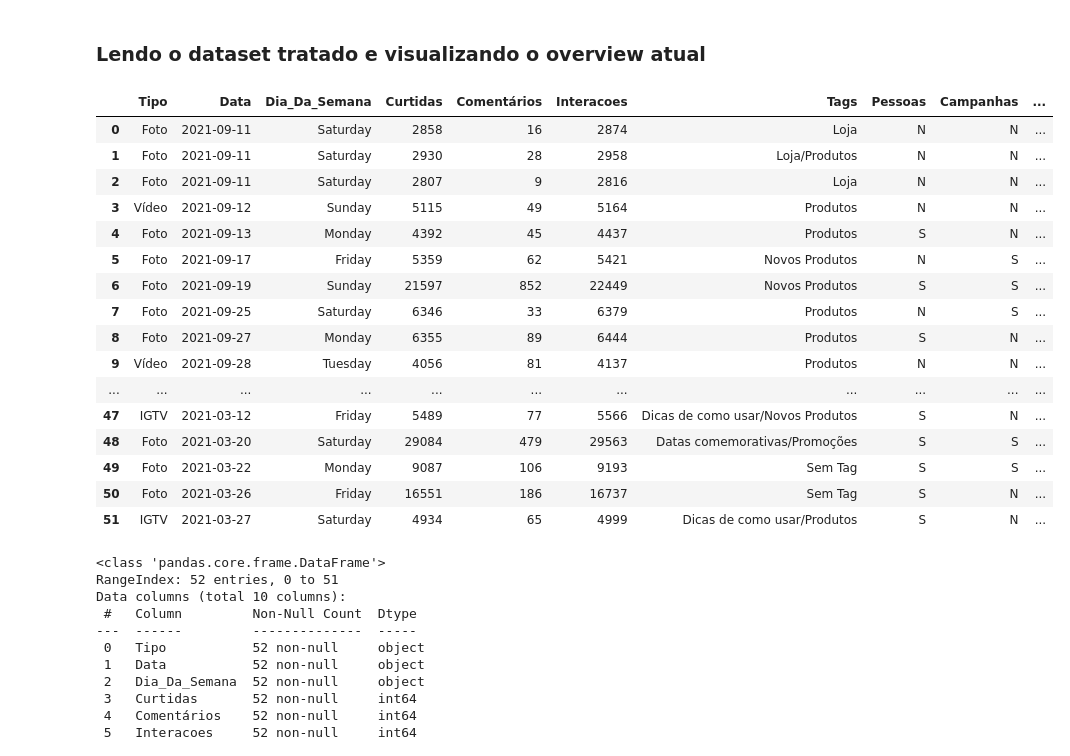
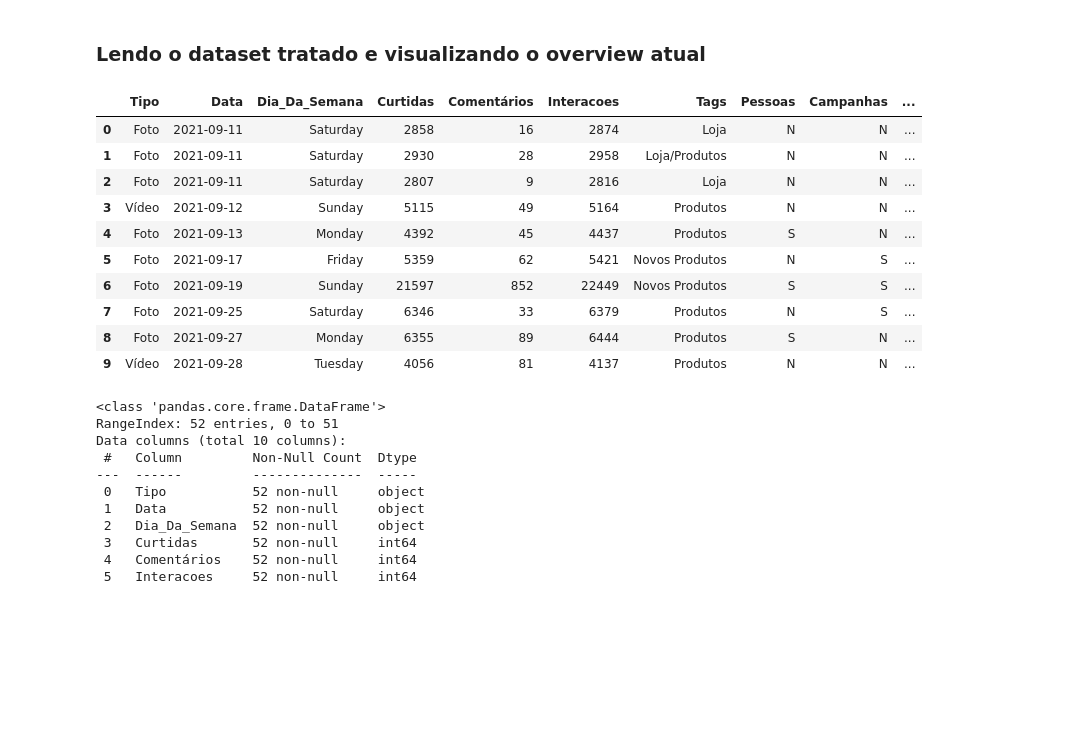
Before and after one commit to matheusresende7/ds_projeto_final_2_eda_rede_social, a Jupyter notebook: notebooks/05_exploratory_data_analysis.ipynb, the cells around one changed output. Drawn from its saved outputs; the diff is of its cells as text; code cells hidden in the pictures; blank space fills up the shorter version.

```diff
--- a/notebooks/05_exploratory_data_analysis.ipynb
+++ b/notebooks/05_exploratory_data_analysis.ipynb
@@ -16,25 +16,19 @@ import params.consts as consts
 # %%
 df = pd.read_csv(consts.DATASET_LEAN) # Armazenando o dataset tratado em uma variável
 # %%
-df # Exbindo uma visão geral do dataset
+df.head(10) # Exbindo uma visão geral do dataset
 # %% [output]
 |  | Tipo | Data | Dia_Da_Semana | Curtidas | Comentários | Interacoes | Tags | Pessoas | Campanhas | ... |
 | 0 | Foto | 2021-09-11 | Saturday | 2858 | 16 | 2874 | Loja | N | N | ... |
 | 1 | Foto | 2021-09-11 | Saturday | 2930 | 28 | 2958 | Loja/Produtos | N | N | ... |
 | 2 | Foto | 2021-09-11 | Saturday | 2807 | 9 | 2816 | Loja | N | N | ... |
 | 3 | Vídeo | 2021-09-12 | Sunday | 5115 | 49 | 5164 | Produtos | N | N | ... |
 | 4 | Foto | 2021-09-13 | Monday | 4392 | 45 | 4437 | Produtos | S | N | ... |
 | 5 | Foto | 2021-09-17 | Friday | 5359 | 62 | 5421 | Novos Produtos | N | S | ... |
 | 6 | Foto | 2021-09-19 | Sunday | 21597 | 852 | 22449 | Novos Produtos | S | S | ... |
 | 7 | Foto | 2021-09-25 | Saturday | 6346 | 33 | 6379 | Produtos | N | S | ... |
 | 8 | Foto | 2021-09-27 | Monday | 6355 | 89 | 6444 | Produtos | S | N | ... |
 | 9 | Vídeo | 2021-09-28 | Tuesday | 4056 | 81 | 4137 | Produtos | N | N | ... |
-| ... | ... | ... | ... | ... | ... | ... | ... | ... | ... | ... |
-| 47 | IGTV | 2021-03-12 | Friday | 5489 | 77 | 5566 | Dicas de como usar/Novos Produtos | S | N | ... |
-| 48 | Foto | 2021-03-20 | Saturday | 29084 | 479 | 29563 | Datas comemorativas/Promoções | S | S | ... |
-| 49 | Foto | 2021-03-22 | Monday | 9087 | 106 | 9193 | Sem Tag | S | S | ... |
-| 50 | Foto | 2021-03-26 | Friday | 16551 | 186 | 16737 | Sem Tag | S | N | ... |
-| 51 | IGTV | 2021-03-27 | Saturday | 4934 | 65 | 4999 | Dicas de como usar/Produtos | S | N | ... |
 # %%
 df.info() # Exibindo as informações das variáveis do dataset
 # %% [output]
```
Also changed, not shown: parts of 3 cells of this notebook, 1 other file.
